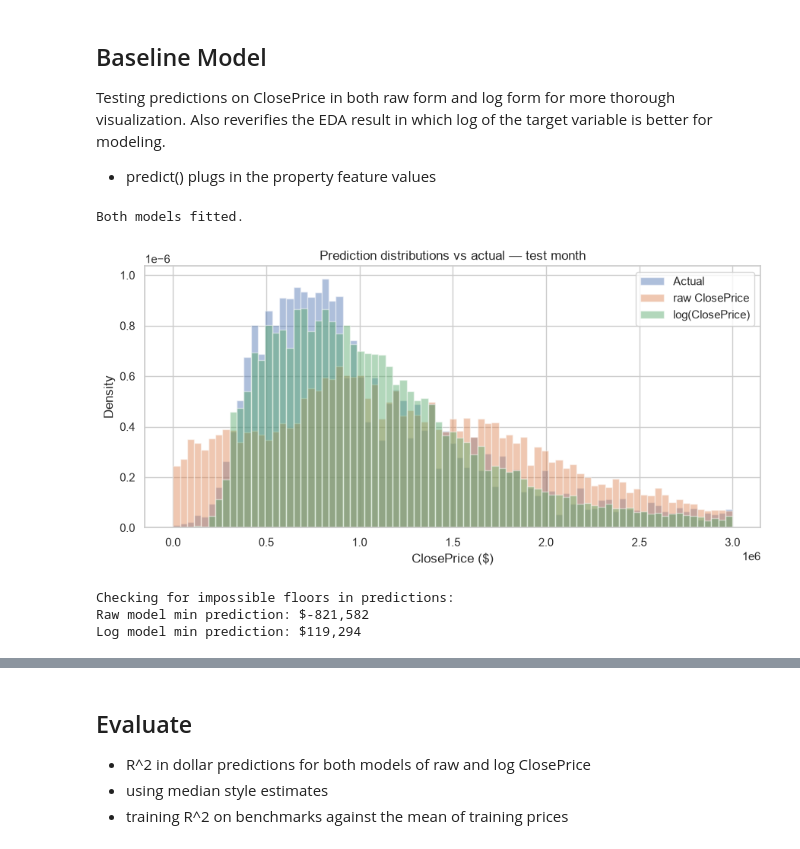
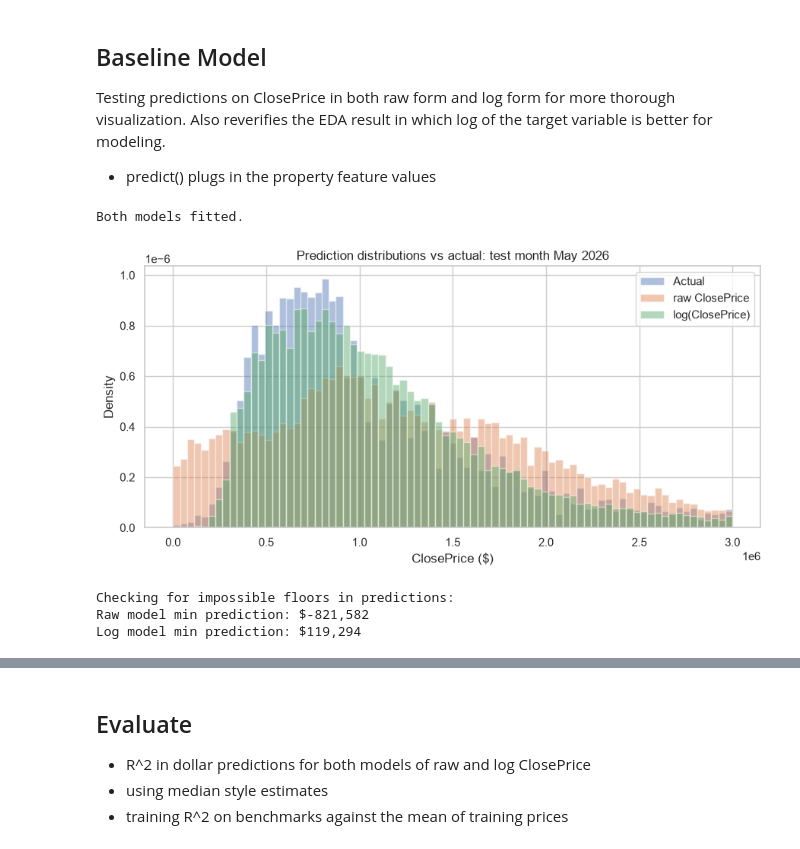
Before and after one commit to iviang/IDX-Exchange-DS-2026, a Jupyter notebook: Deliverables/Week 4/03_baseline_model.ipynb, the cells around one changed output, grey strips where cells are left out. Cells and saved outputs as stored; diff of their text form; code cells hidden in the pictures.

```diff
--- a/Deliverables/Week 4/03_baseline_model.ipynb
+++ b/Deliverables/Week 4/03_baseline_model.ipynb
@@ -197,35 +197,35 @@ model_raw.fit(X_train_s, y_train)
 pred_raw_train = model_raw.predict(X_train_s)
 pred_raw_test = model_raw.predict(X_test_s)
 
 # log(ClosePrice)
 model_log = LinearRegression()
 model_log.fit(X_train_s, np.log(y_train))
 pred_log_train = np.exp(model_log.predict(X_train_s))
 pred_log_test = np.exp(model_log.predict(X_test_s))
 
 #check
 print("Both models fitted.")
 
 # comparing prediction distributions vs the actual (test set)
 fig, ax = plt.subplots(figsize=(9, 4.5))
 bins = np.linspace(0, 3_000_000, 80)   # focus on the bulk; tail clipped for readability
 ax.hist(y_test, bins=bins, alpha=0.45, label="Actual", density=True)
 ax.hist(pred_raw_test, bins=bins, alpha=0.45, label="raw ClosePrice", density=True)
 ax.hist(pred_log_test, bins=bins, alpha=0.45, label="log(ClosePrice)", density=True)
 ax.set_xlabel("ClosePrice ($)")
 ax.set_ylabel("Density")
-ax.set_title("Prediction distributions vs actual — test month")
+ax.set_title("Prediction distributions vs actual: test month May 2026")
 ax.legend()
 plt.tight_layout()
 plt.show()
 
 #check for impossible floors
 print("Checking for impossible floors in predictions:")
 print(f"Raw model min prediction: ${pred_raw_test.min():,.0f}")
 print(f"Log model min prediction: ${pred_log_test.min():,.0f}")
 # %% [output]
 Both models fitted.
-[figure, old version]
+[figure, new version]
 Checking for impossible floors in predictions:
 Raw model min prediction: $-821,582
 Log model min prediction: $119,294
```
Also changed, not shown: parts of 1 cell of this notebook, 1 other file.
